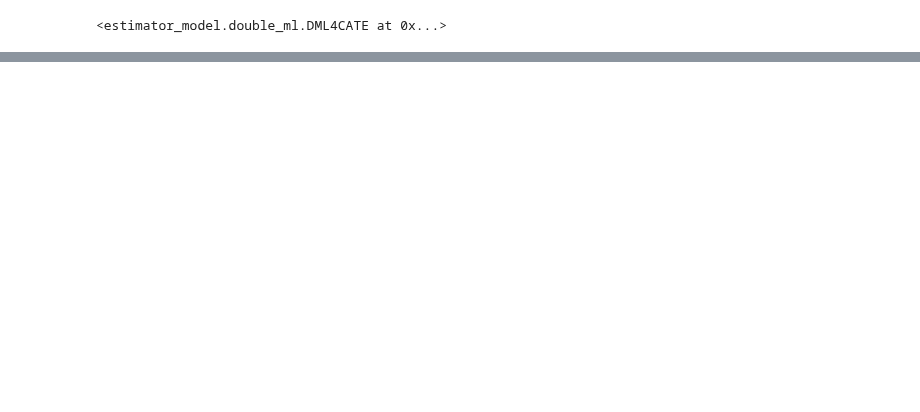
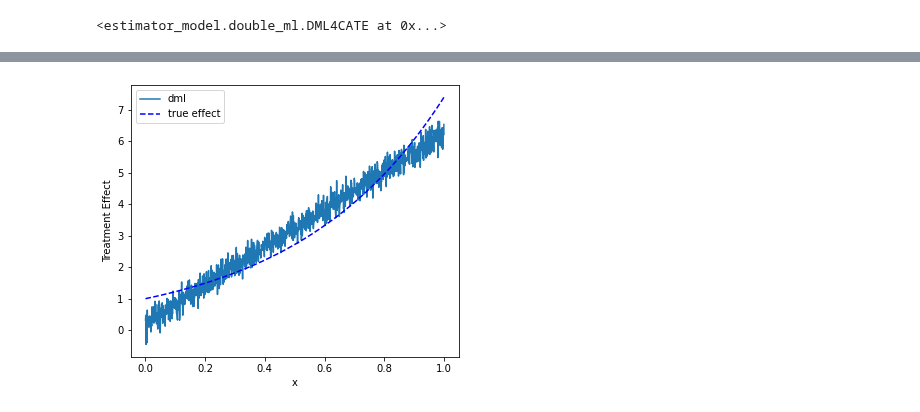
Before and after one commit to DataCanvasIO/YLearn, a Jupyter notebook: test_est.ipynb, the cells around one changed output, grey strips where cells are left out. Saved outputs shown, nothing was run; the diff lists cells and outputs as text; code cells hidden in the pictures; blank space fills up the shorter version.

Commit message:
Finised more tests for DoubleML, see test_est.ipynb for ref.

```diff
--- a/test_est.ipynb
+++ b/test_est.ipynb
@@ -53,0 +115,33 @@ plt.plot(dat, true_te, label='true')
+# %%
+adjustment1 = train1.columns[:-7]
+covariate1 = train1.columns[-7:-3]
+# t_effect1 = train1['t_effect']
+treatment = 'treatment'
+outcome = 'outcome'
+# %%
+dml1 = DML4CATE(
+    x_model=RandomForestClassifier(),
+    y_model=RandomForestRegressor(),
+    cf_fold=1,
+    is_discrete_treatment=True,
+)
+dml1.fit(
+    data=train1,
+    outcome=outcome,
+    treatment=treatment,
+    adjustment=adjustment1,
+    covariate=covariate1,
+)
+predicted = dml1.estimate(data_test1)
+# %%
+plt.figure(figsize=(20,5))
+plt.subplot(1, 3, 1)
+plt.plot(X_test1[:, 0], predicted, label='dml')
+# plt.fill_between(X_test[:, 0], lb, ub, alpha=.4)
+plt.plot(X_test1[:, 0], true_te, 'b--', label='true effect')
+plt.ylabel('Treatment Effect')
+plt.xlabel('x')
+plt.legend()
+plt.show()
+# %% [output]
+[figure, added]
```
Also changed, not shown: parts of 32 cells of this notebook, 4 other files.
